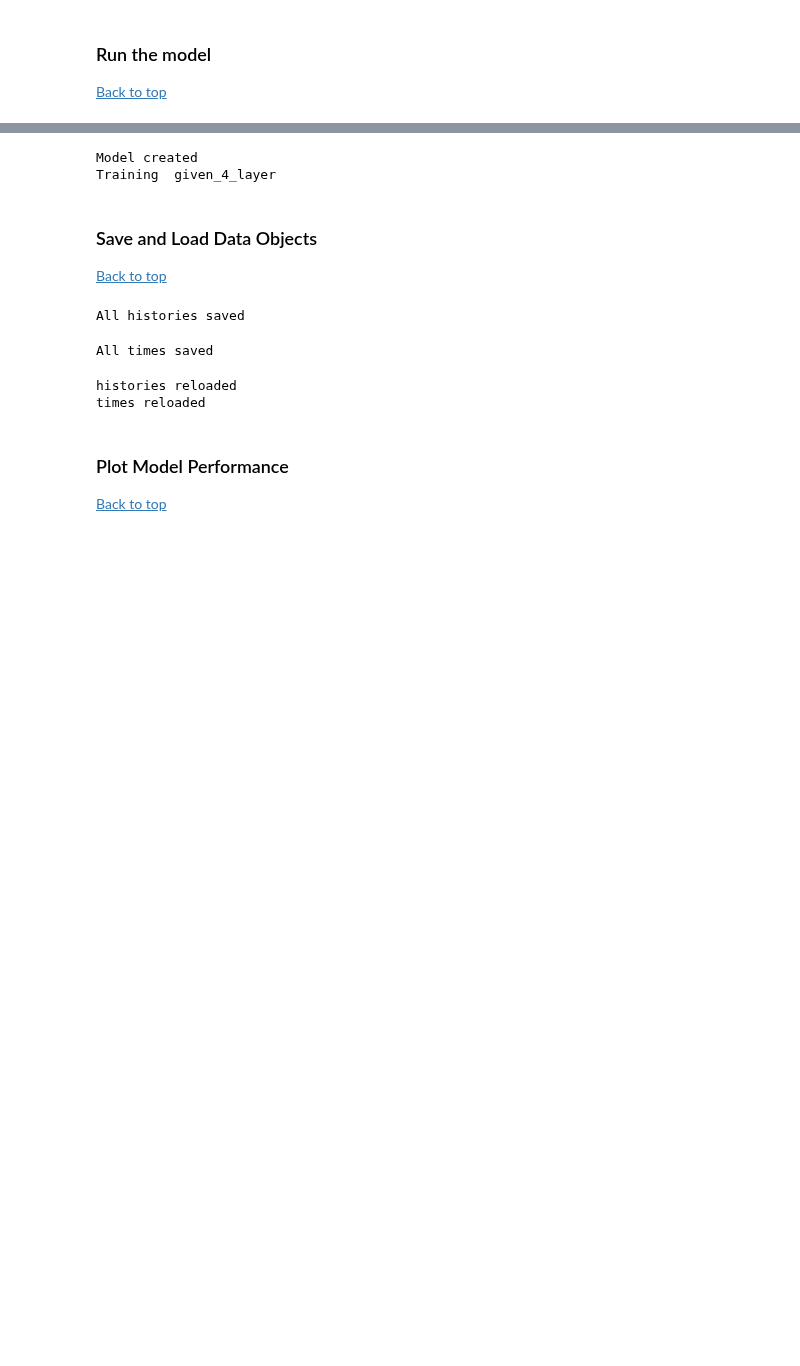
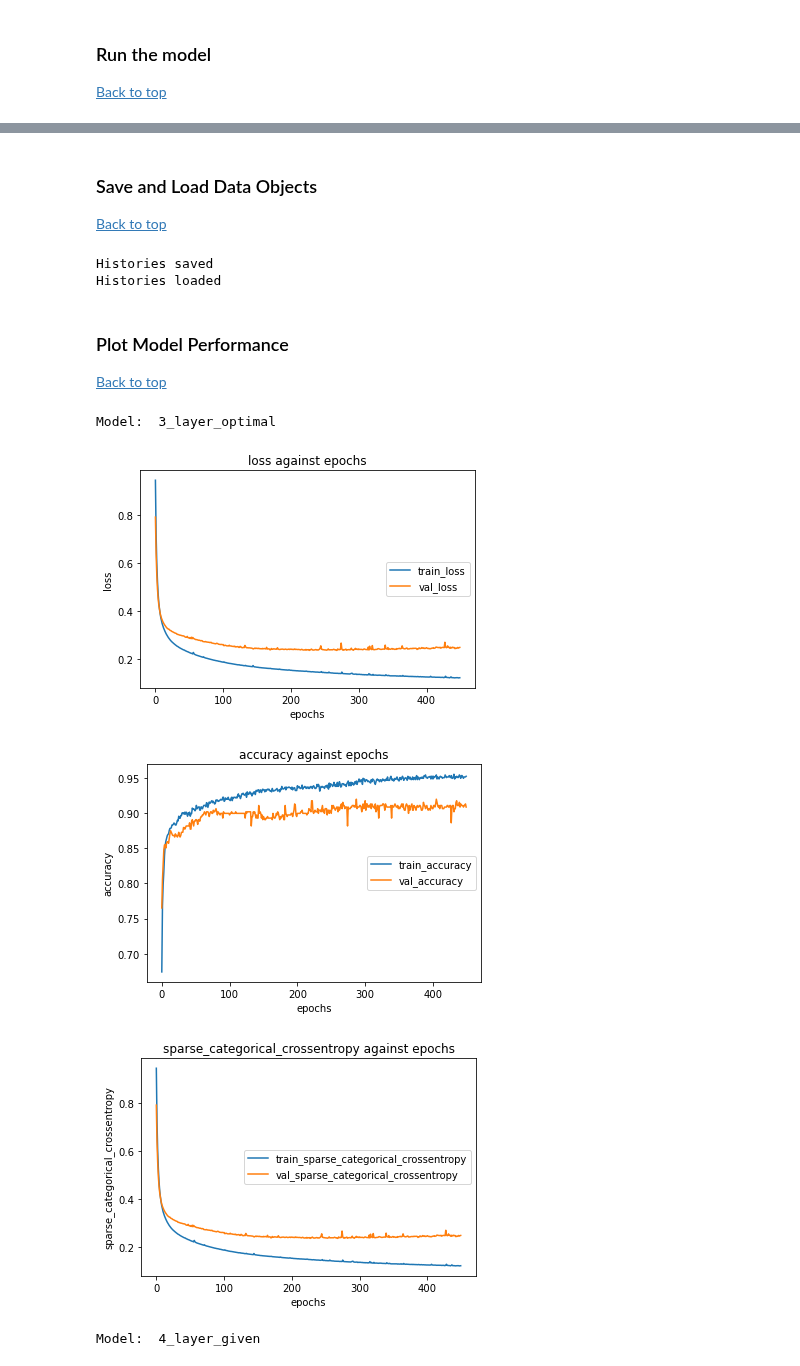
Before and after one commit to tanchuanxin/cz4042_assignment_1, a Jupyter notebook: 1a/assignment_1a_q5.ipynb, the cells around one changed output, grey strips where cells are left out. Drawn from its saved outputs; the diff is of its cells as text; code cells hidden in the pictures; blank space fills up the shorter version.

```diff
--- a/1a/assignment_1a_q5.ipynb
+++ b/1a/assignment_1a_q5.ipynb
@@ -312,46 +282,24 @@ def create_model_2(num_neurons, num_classes, regularization, optimizer, loss, me
-# %%
-model = create_model_2(num_neurons, num_classes, regularization, optimizer, loss, metrics)
-
-time_callback = TimeHistory()
-callbacks = [TqdmCallback(verbose=1), time_callback]
-
-model_name = "given_4_layer"
-
-print("Training ", model_name)
-
-histories[model_name] = model.fit(X_train, Y_train,
-                                    epochs=epochs,
-                                    verbose = 0,
-                                    batch_size=batch_size,
-                                    validation_data=(X_test, Y_test),
-                                    callbacks=callbacks)
-
-times[model_name] = time_callback.times
-# %% [output]
-Model created
-Training  given_4_layer
 # %% [markdown]
 ### Save and Load Data Objects <a name="save_and_load_data_objects"></a>
 [Back to top](#toc)
 # %%
-histories_saver(histories, "data/histories_q5.json")
+histories_saver(histories, "data/q5_histories.json")
+
+histories = histories_loader("data/q5_histories.json")
 # %% [output]
-All histories saved
+Histories saved
+Histories loaded
-# %%
-np.save('data/times_q5', times)
-print('All times saved')
-# %% [output]
-All times saved
-# %%
-with open('data/histories_q5.json') as json_file:
-    histories = json.load(json_file)
-print('histories reloaded')
-
-times = np.load('data/times_q5.npy', allow_pickle=True).item()
-print('times reloaded')
-# %% [output]
-histories reloaded
-times reloaded
 # %% [markdown]
 ### Plot Model Performance <a name="plot_model_performance"></a>
 [Back to top](#toc)
+# %%
+for model_name in histories.keys():
+    print('Model: ', model_name)
+    for history_object in ['loss', 'accuracy', 'sparse_categorical_crossentropy']:
+        plot_history_object(histories, model_name, history_object)
+# %% [output]
+Model:  3_layer_optimal
+[figure, added]
+[figure, added]
+[figure, added]
+Model:  4_layer_given
```
Also changed, not shown: parts of 37 cells of this notebook, 11 other files.
